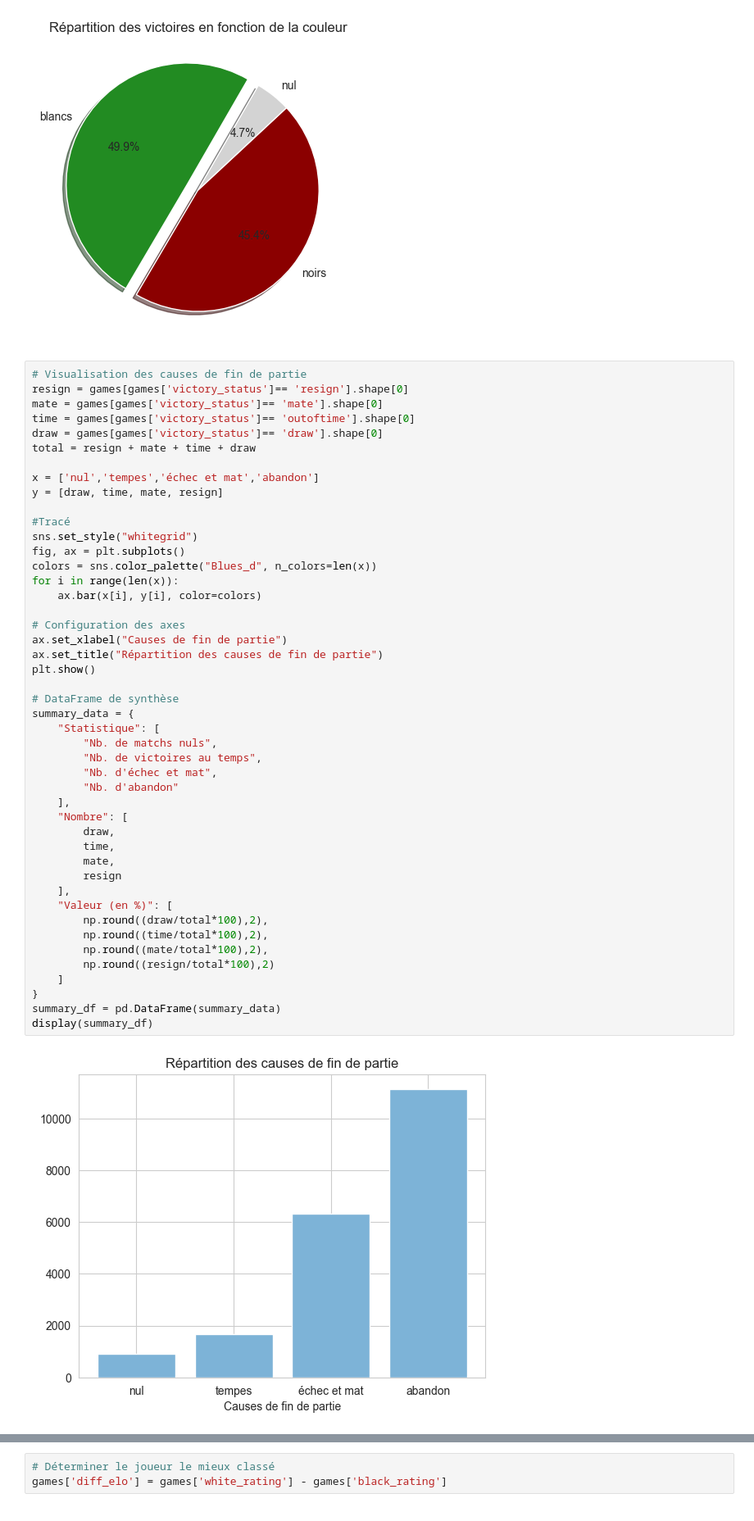
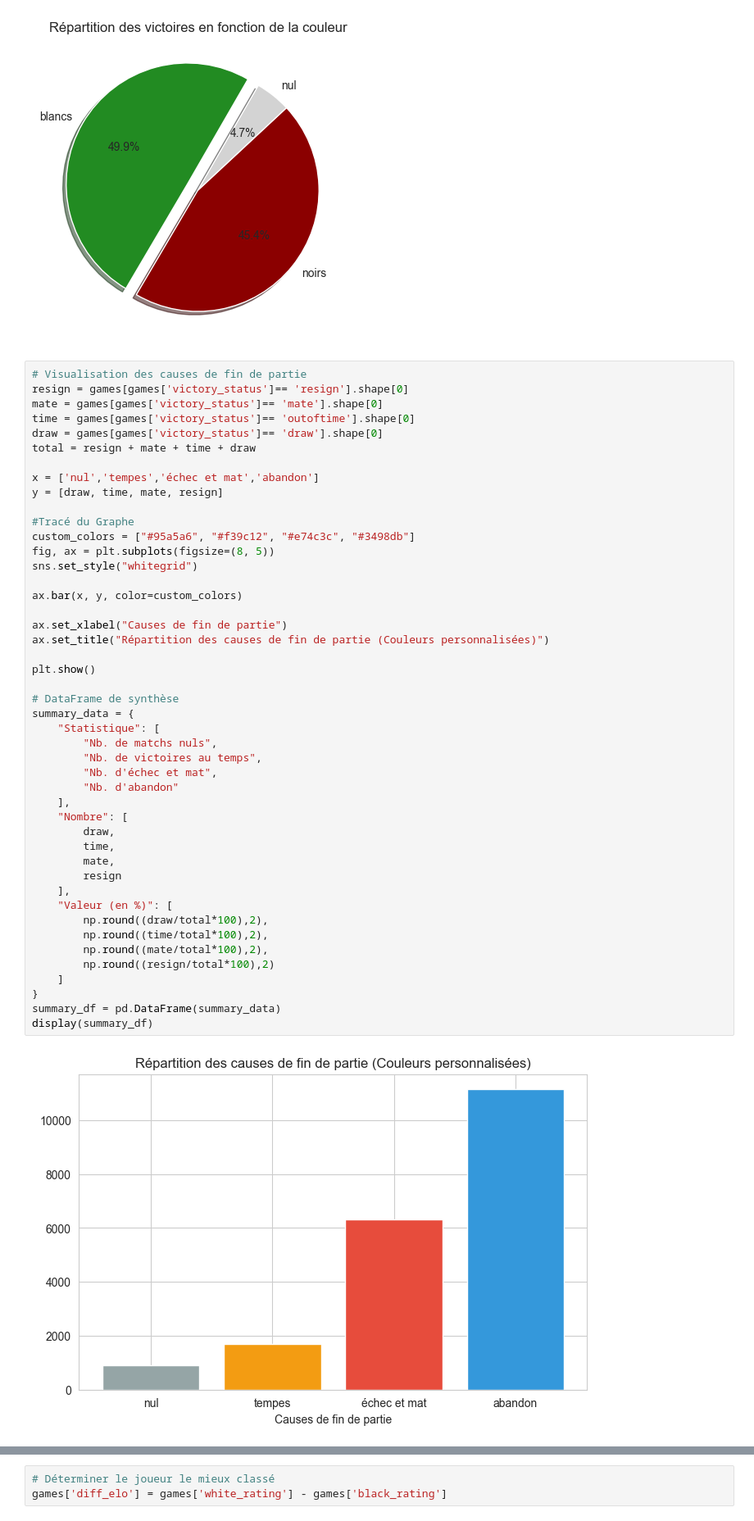
Before and after one commit to IdrissG94/Lichess-Dataset-Exploration, a Jupyter notebook: data_exploration.ipynb, the cells around one changed output, grey strips where cells are left out. Shown at 82% size. Drawn from its saved outputs; the diff is of its cells as text.

```diff
--- a/data_exploration.ipynb
+++ b/data_exploration.ipynb
@@ -136,43 +136,43 @@ total = resign + mate + time + draw
 x = ['nul','tempes','échec et mat','abandon']
 y = [draw, time, mate, resign]
 
-#Tracé
+#Tracé du Graphe
+custom_colors = ["#95a5a6", "#f39c12", "#e74c3c", "#3498db"]
+fig, ax = plt.subplots(figsize=(8, 5))
 sns.set_style("whitegrid")
-fig, ax = plt.subplots()
-colors = sns.color_palette("Blues_d", n_colors=len(x))
-for i in range(len(x)):
-    ax.bar(x[i], y[i], color=colors)
 
-# Configuration des axes
+ax.bar(x, y, color=custom_colors)
+
 ax.set_xlabel("Causes de fin de partie")
-ax.set_title("Répartition des causes de fin de partie")
+ax.set_title("Répartition des causes de fin de partie (Couleurs personnalisées)")
+
 plt.show()
 
 # DataFrame de synthèse
 summary_data = {
     "Statistique": [
         "Nb. de matchs nuls",
         "Nb. de victoires au temps",
         "Nb. d'échec et mat",
         "Nb. d'abandon"
     ],
     "Nombre": [
         draw,
         time,
         mate,
         resign
     ],
     "Valeur (en %)": [
         np.round((draw/total*100),2),
         np.round((time/total*100),2),
         np.round((mate/total*100),2),
         np.round((resign/total*100),2)
     ]
 }
 summary_df = pd.DataFrame(summary_data)
 display(summary_df)
 # %% [output]
-[figure, old version]
+[figure, new version]
 |  | Statistique | Nombre | Valeur (en %) |
 | 0 | Nb. de matchs nuls | 906 | 4.52 |
 | 1 | Nb. de victoires au temps | 1680 | 8.38 |
```
